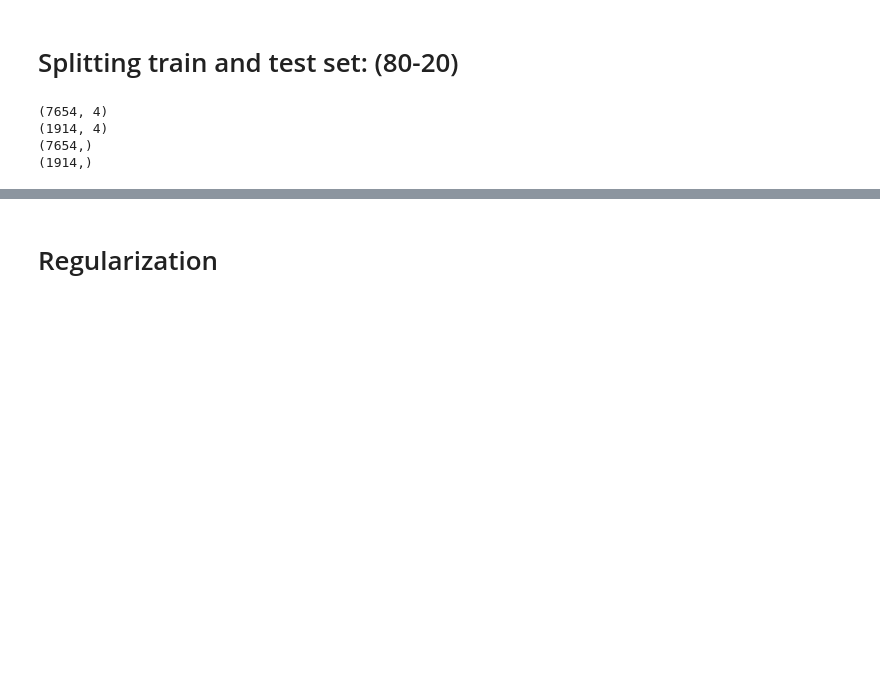
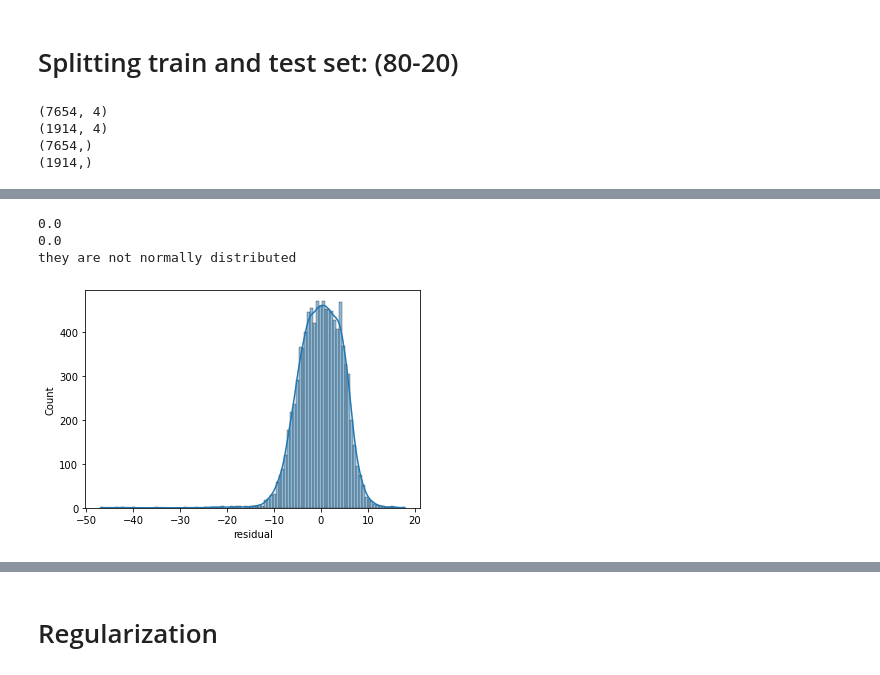
Before and after one commit to nafisa-samia/Using-Regression-Algorithm-Combined-Cycle-Power-Plant-Energy-Prediction, a Jupyter notebook: Combined_Cycle_Power_Plant_Regression.ipynb, the cells around one changed output, grey strips where cells are left out. Saved outputs shown, nothing was run; the diff lists cells and outputs as text; code cells hidden in the pictures; blank space fills up the shorter version.

```diff
--- a/Combined_Cycle_Power_Plant_Regression.ipynb
+++ b/Combined_Cycle_Power_Plant_Regression.ipynb
@@ -149,0 +251,12 @@ testing score--->0.9257007573000807
+# %%
+from sklearn.preprocessing import FunctionTransformer
+transformer = FunctionTransformer(np.log1p)
+X=transformer.transform(X)
+lr_transform=LinearRegression()
+lr_transform.fit(X,y)
+Normality_test(lr_transform,X,y)
+# %% [output]
+0.0
+0.0
+they are not normally distributed
+[figure, added]
```
Also changed, not shown: parts of 45 cells of this notebook.
